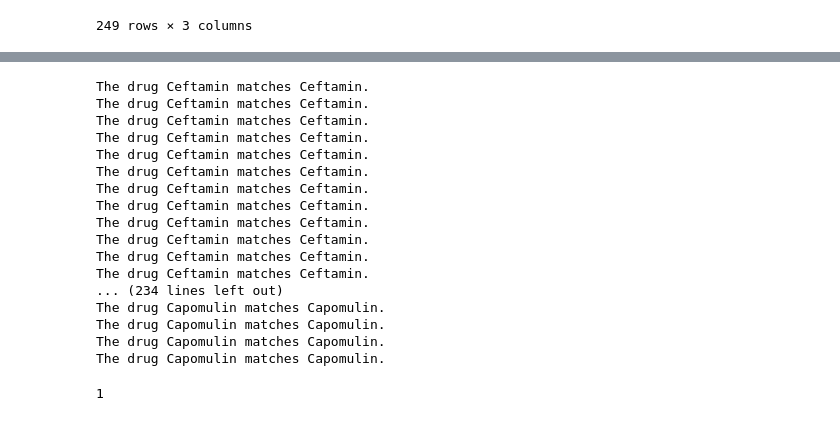
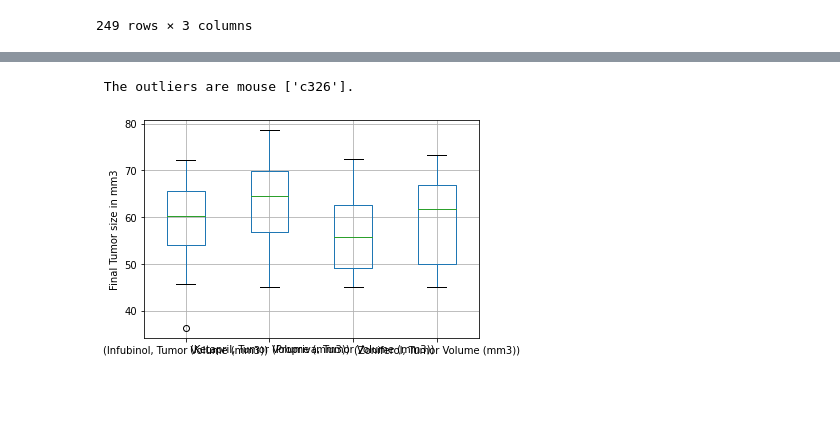
Before and after one commit to emedina2/Matplotlib_Homework, a Jupyter notebook: 02-Homework/05-Matplotlib/Instructions/Pymaceuticals/Pymaceuticals.ipynb, the cells around one changed output, grey strips where cells are left out. Drawn from its saved outputs; the diff is of its cells as text; code cells hidden in the pictures; blank space fills up the shorter version.

```diff
--- a/02-Homework/05-Matplotlib/Instructions/Pymaceuticals/Pymaceuticals.ipynb
+++ b/02-Homework/05-Matplotlib/Instructions/Pymaceuticals/Pymaceuticals.ipynb
@@ -228,33 +228,25 @@ for treatment in treatments:
     lowerbound = box_plot.loc[treatment,'Lower Bound']
     for drug in last_timepoint.itertuples():
         if drug[2] == treatment:
-            print(f'The drug {drug[2]} matches {treatment}.')
+            #print(f'The drug {drug[2]} matches {treatment}.')
             if drug[7] > upperbound or drug[7] < lowerbound:
-                print(f' The tumor {drug[7]} is larger than {upperbound} or lower than {lowerbound}.')
+                #print(f' The tumor {drug[7]} is larger than {upperbound} or lower than {lowerbound}.')
                 outliers.append(drug[1])
 
 
-len(outliers)
+print(f' The outliers are mouse {outliers}.')
 # %% [output]
-The drug Ceftamin matches Ceftamin.
-The drug Ceftamin matches Ceftamin.
-The drug Ceftamin matches Ceftamin.
-The drug Ceftamin matches Ceftamin.
-The drug Ceftamin matches Ceftamin.
-The drug Ceftamin matches Ceftamin.
-The drug Ceftamin matches Ceftamin.
-The drug Ceftamin matches Ceftamin.
-The drug Ceftamin matches Ceftamin.
-The drug Ceftamin matches Ceftamin.
-The drug Ceftamin matches Ceftamin.
-The drug Ceftamin matches Ceftamin.
-... (234 lines left out)
-The drug Capomulin matches Capomulin.
-The drug Capomulin matches Capomulin.
-The drug Capomulin matches Capomulin.
-The drug Capomulin matches Capomulin.
+ The outliers are mouse ['c326'].
-1
 # %%
 # Generate a box plot of the final tumor volume of each mouse across four regimens of interest
+regimens = ('Ketapril', 'Propriva', 'Zoniferol', 'Infubinol')
+regimen_data = tumor_df[tumor_df['Drug Regimen'].isin(['Ketapril', 'Propriva', 'Zoniferol', 'Infubinol'])]
+regimen_data
+
+regimen_data.groupby('Drug Regimen').boxplot(subplots=False, labels = regimens)
+plt.ylabel('Final Tumor size in mm3')
+plt.show()
+# %% [output]
+[figure, added]
 # %%
 # Generate a line plot of tumor volume vs. time point for a mouse treated with Capomulin
```
Also changed, not shown: parts of 1 cell of this notebook.
